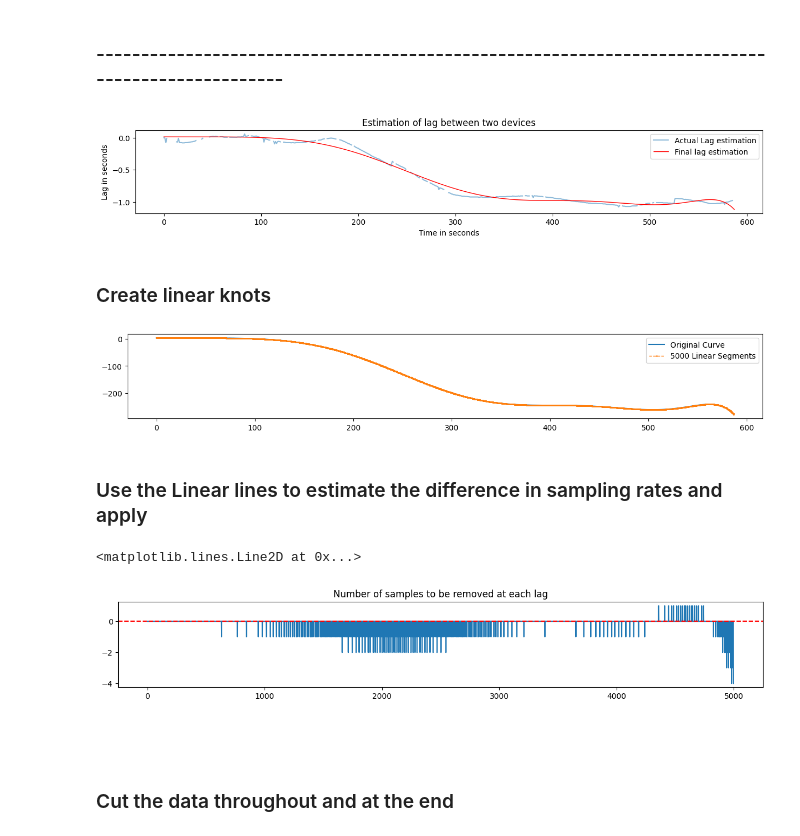
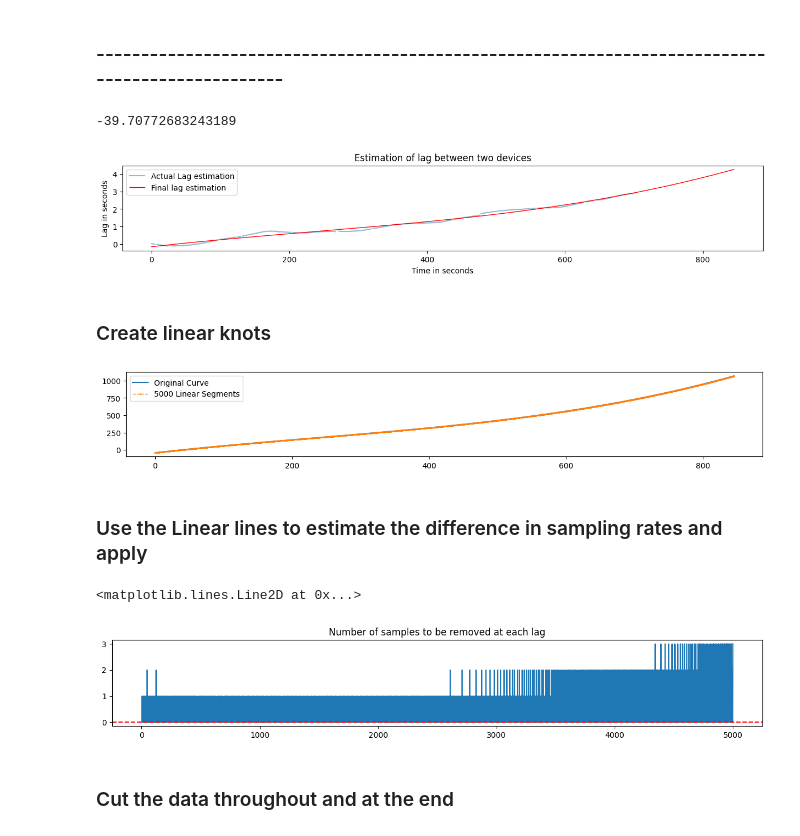
Before and after one commit to iduntech/idn-sync-data, a Jupyter notebook: sync_main.ipynb, the cells around one changed output. Drawn from its saved outputs; the diff is of its cells as text; code cells hidden in the pictures.

```diff
--- a/sync_main.ipynb
+++ b/sync_main.ipynb
@@ -28,8 +29,8 @@ import config
 ### Upload all data
 # %%
 folder = "01_Pre_study"
-subject = "S005"
-night = "night2"
+subject = "S001"
+night = "night1"
 edf_file_path = glob.glob(os.path.join(folder, subject, night, "*.edf"))[0]
 csv_file_path = glob.glob(os.path.join(folder, subject, night, "*eeg.csv"))[0]
 prodigy_raw_data = mne.io.read_raw_edf(edf_file_path, preload=True)
@@ -288,7 +289,7 @@ Text(0.5, 1.0, 'Lag')
 # %% [markdown]
 ### ------------------------------------------------------------------------------------------------
 # %%
-POLYNOMIAL_DEGREE =10
+POLYNOMIAL_DEGREE = 3
 # Save the polynomial degree to a txt file
 np.savetxt(
     os.path.join(folder, subject, night, "polynomial_degree.txt"),
@@ -301,18 +302,26 @@ np.savetxt(
 linear_regression_lag = polynomial_regression_on_lag(
     cleaned_fine_lag_arr, POLYNOMIAL_DEGREE
 )
+# %%
+linear_regression_lag[0]
+# %% [output]
+-39.70772683243189
 # %%
 # Plotting the regression curve
 plt.figure(figsize=(15, 2))
 plt.plot(cleaned_fine_lag_arr / 250, label="Actual Lag estimation", alpha=0.5)
 plt.plot(linear_regression_lag / 250, "r-", label="Final lag estimation", linewidth=1)
 plt.title("Estimation of lag between two devices")
 plt.xlabel("Time in seconds")
 plt.ylabel("Lag in seconds")
 plt.legend()
-plt.show()
+plt.savefig(
+    os.path.join(folder, subject, night, "lag_estimation.png"),
+    dpi=300,
+    bbox_inches="tight",
+)
 # %% [output]
-[figure, old version]
+[figure, new version]
 # %% [markdown]
 ### Create linear knots
 # %%
@@ -341,7 +350,7 @@ plt.plot(
 plt.legend()
 plt.show()
 # %% [output]
-[figure, old version]
+[figure, new version]
 # %% [markdown]
 ### Use the Linear lines to estimate the difference in sampling rates and apply
 # %%
@@ -357,8 +366,6 @@ plt.title("Number of samples to be removed at each lag")
 plt.axhline(y=0, color="r", linestyle="--")
 # %% [output]
 <matplotlib.lines.Line2D at 0x...>
-[figure, old version]
+[figure, new version]
-# %% [markdown]
-###
 # %% [markdown]
 ### Cut the data throughout and at the end
```
Also changed, not shown: parts of 24 cells of this notebook, 2 other files.
